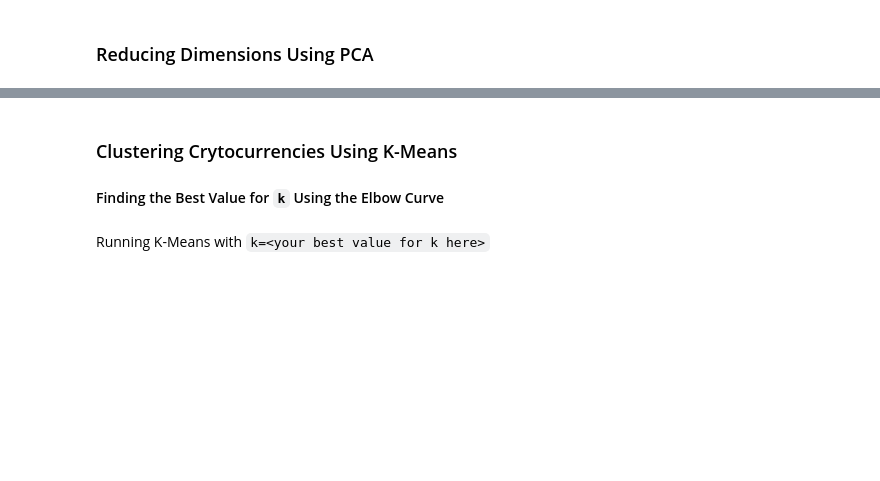
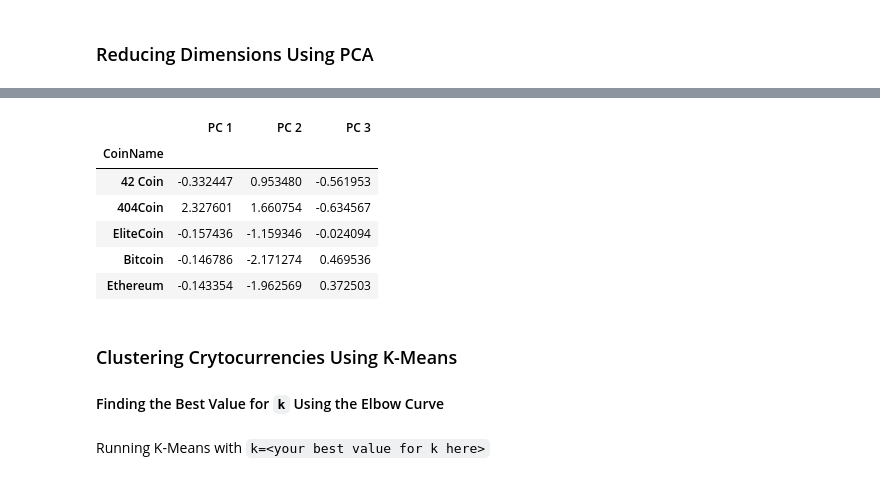
Before and after one commit to lendllampa/AWS_ClusterCrypto, a Jupyter notebook: Starter_Files/crypto_clustering.ipynb, the cells around one changed output, grey strips where cells are left out. Cells and saved outputs as stored; diff of their text form; code cells hidden in the pictures; blank space fills up the shorter version.

```diff
--- a/Starter_Files/crypto_clustering.ipynb
+++ b/Starter_Files/crypto_clustering.ipynb
@@ -184,6 +183,5 @@ X.head()
 # Standardize data
 scaler = StandardScaler()
 
-X_scaler = scaler.fit(X)
-
-X_scaled = X_scaler.transform(X)
+X_scaled = scaler.fit_transform(X)
+X_scaled
@@ -195,3 +203,6 @@ X_scaled.shape
 ### Reducing Dimensions Using PCA
 # %%
 # Use PCA to reduce dimensions to 3 principal components
+pca = PCA(n_components=3)
+
+X_pca = pca.fit_transform(X_scaled)
@@ -198,2 +217,4 @@ X_scaled.shape
 # %%
 # Create a DataFrame with the principal components data
+pcs_df = pd.DataFrame(data=X_pca, columns=["PC 1","PC 2","PC 3"])
+pcs_df.head()
@@ -200,3 +228,15 @@ X_scaled.shape
+# %%
+df = pd.concat([pcs_df, coins_name], axis=1, join='inner')
+df.set_index('CoinName', inplace=True)
+df.head()
+# %% [output]
+|  | PC 1 | PC 2 | PC 3 |
+| CoinName |  |  |  |
+| 42 Coin | -0.332447 | 0.953480 | -0.561953 |
+| 404Coin | 2.327601 | 1.660754 | -0.634567 |
+| EliteCoin | -0.157436 | -1.159346 | -0.024094 |
+| Bitcoin | -0.146786 | -2.171274 | 0.469536 |
+| Ethereum | -0.143354 | -1.962569 | 0.372503 |
 # %% [markdown]
 ### Clustering Crytocurrencies Using K-Means
 
```
Also changed, not shown: parts of 5 cells of this notebook.
